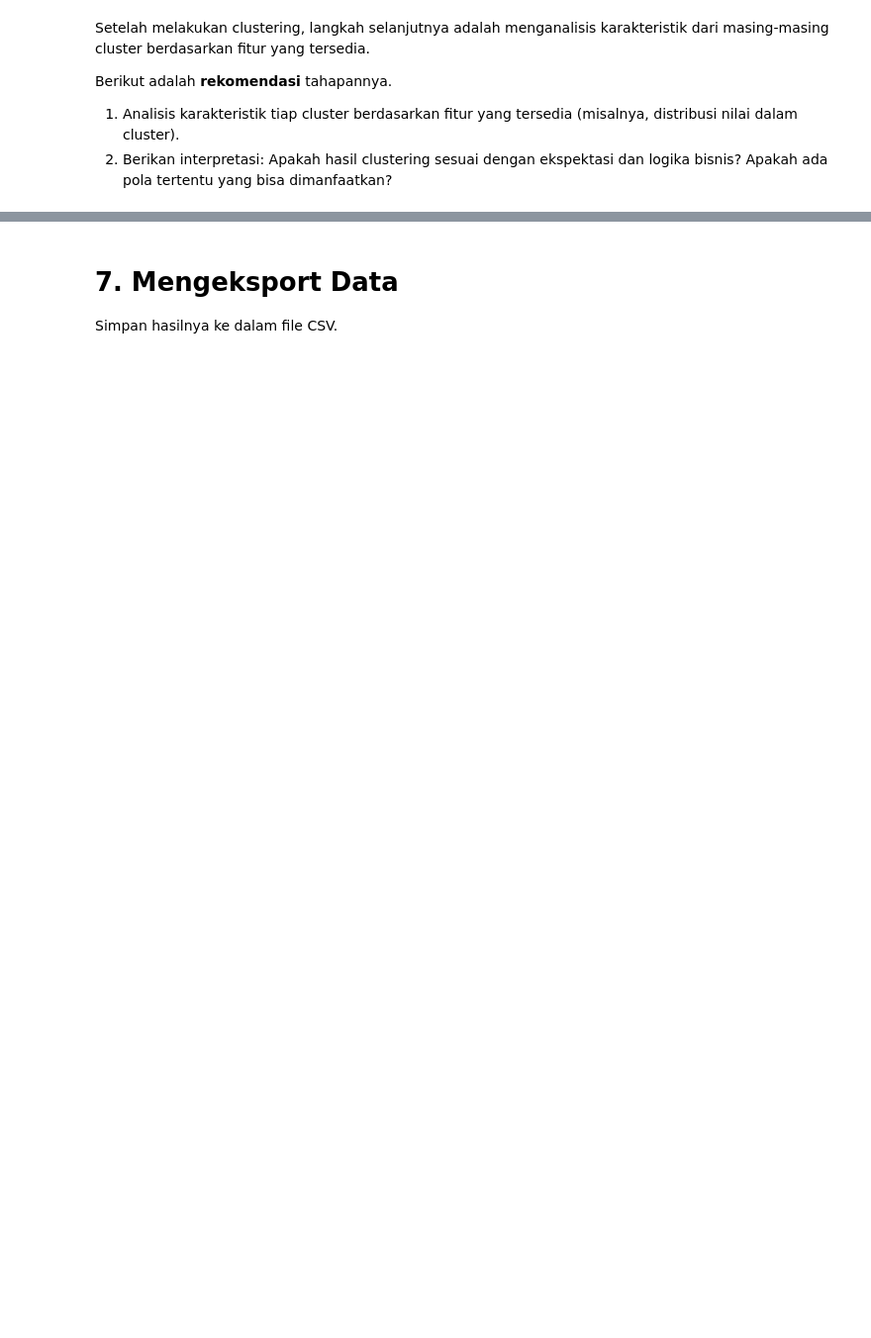
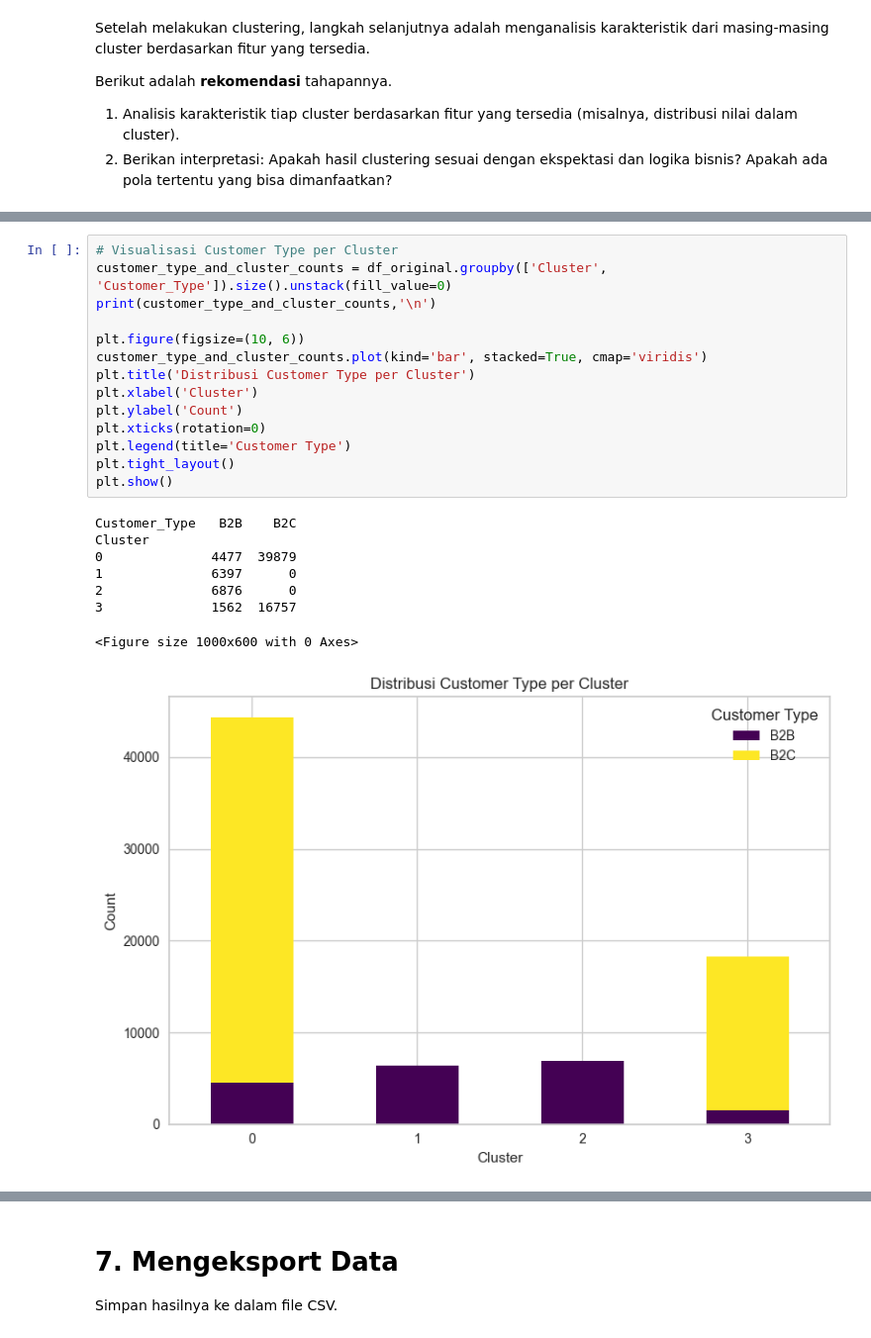
Before and after one commit to adrianramadhan/beverage-sales-ml-submission, a Jupyter notebook: [Clustering]_Submission_Akhir_BMLP_AdrianPutraRamadhan.ipynb, the cells around one changed output, grey strips where cells are left out. Shown at 99% size. Drawn from its saved outputs; the diff is of its cells as text; blank space fills up the shorter version.

```diff
--- a/[Clustering]_Submission_Akhir_BMLP_AdrianPutraRamadhan.ipynb
+++ b/[Clustering]_Submission_Akhir_BMLP_AdrianPutraRamadhan.ipynb
@@ -738,0 +783,23 @@ Berikut adalah analisis karakteristik untuk setiap cluster yang dihasilkan dari
+# %%
+# Visualisasi Customer Type per Cluster
+customer_type_and_cluster_counts = df_original.groupby(['Cluster', 'Customer_Type']).size().unstack(fill_value=0)
+print(customer_type_and_cluster_counts,'\n')
+
+plt.figure(figsize=(10, 6))
+customer_type_and_cluster_counts.plot(kind='bar', stacked=True, cmap='viridis')
+plt.title('Distribusi Customer Type per Cluster')
+plt.xlabel('Cluster')
+plt.ylabel('Count')
+plt.xticks(rotation=0)
+plt.legend(title='Customer Type')
+plt.tight_layout()
+plt.show()
+# %% [output]
+Customer_Type   B2B    B2C
+Cluster
+0              4477  39879
+1              6397      0
+2              6876      0
+3              1562  16757
+<Figure size 1000x600 with 0 Axes>
+[figure, added]
```
Also changed, not shown: parts of 13 cells of this notebook, 1 other file.
